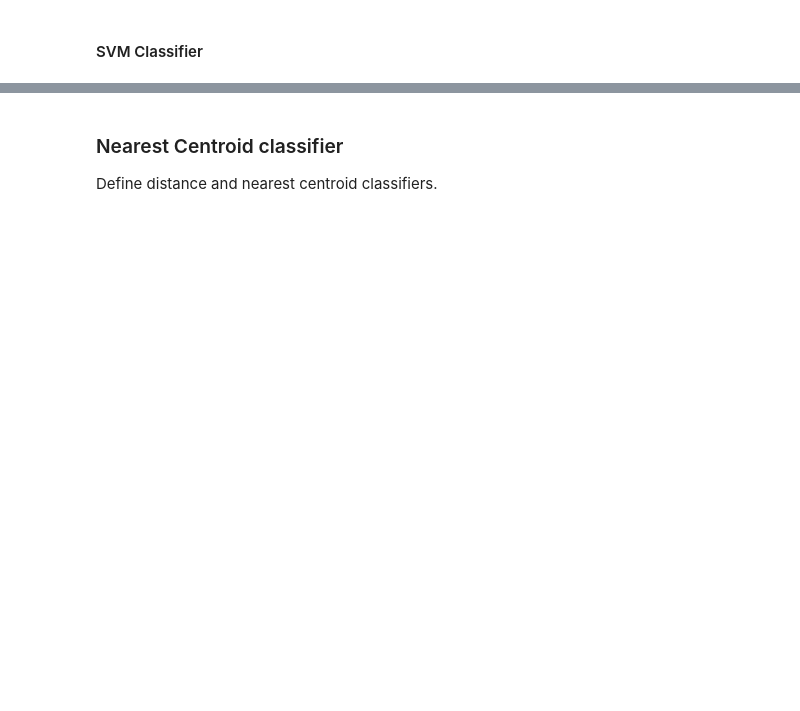
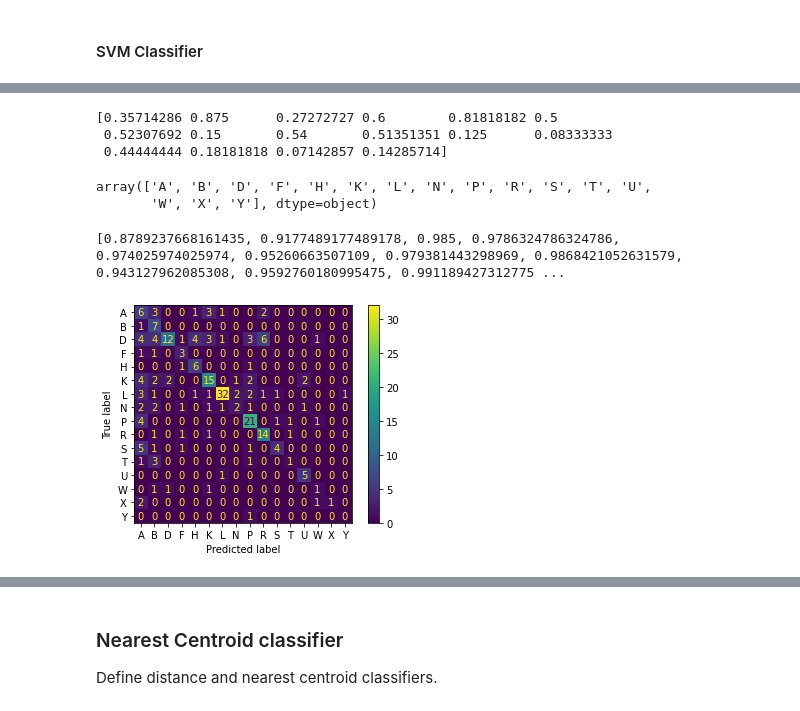
Before and after one commit to NLPforGPs/NLP-Primary-Care, a Jupyter notebook: classification.ipynb, the cells around one changed output, grey strips where cells are left out. Saved outputs shown, nothing was run; the diff lists cells and outputs as text; code cells hidden in the pictures; blank space fills up the shorter version.

```diff
--- a/classification.ipynb
+++ b/classification.ipynb
@@ -266,22 +282,0 @@ def run_binary_naive_bayes(X_train, y_train, X_test):
-# %%
-from sklearn.svm import SVC
-
-def run_multiclass_svm(X_train, y_train, X_test):
-    nclasses = y_desc.shape[1]
-
-    clf = SVC(kernel='rbf', C=2)
-
-    clf.fit(X_train, np.argmax(y_train, 1))
-
-    y_pred = clf.predict(X_test)
-    y_pred_probs = clf.decision_function(X_test)
-
-    nmissing_classes = y_desc.shape[1] - y_pred_probs.shape[1]
-    if nmissing_classes:
-        y_missing = np.zeros((y_pred_probs.shape[0], nmissing_classes))
-        y_pred_probs = np.concatenate((y_pred_probs, y_missing), axis=1)
-
-    y_pred_mat = np.zeros((y_pred.shape[0], nclasses))
-    y_pred_mat[np.arange(y_pred.shape[0]), y_pred] = 1
-
-    return y_pred_mat, y_pred_probs
@@ -410,3 +358,49 @@ Multiclass SVM: Performance without the 'General' class:
+# %%
+from sklearn.metrics import recall_score
+
+print(recall_score(y_hot, y_pred_mat, average=None))
+mult_lbl_enc.classes_
+# %% [output]
+[0.35714286 0.875      0.27272727 0.6        0.81818182 0.5
+ 0.52307692 0.15       0.54       0.51351351 0.125      0.08333333
+ 0.44444444 0.18181818 0.07142857 0.14285714]
+array(['A', 'B', 'D', 'F', 'H', 'K', 'L', 'N', 'P', 'R', 'S', 'T', 'U',
+       'W', 'X', 'Y'], dtype=object)
+# %%
+from sklearn.metrics import confusion_matrix
+
+def specificity(gold, pred):
+    confmat = confusion_matrix(np.argmax(gold, 1), np.argmax(pred, 1))
+
+    specs = []
+    for lab in range(confmat.shape[0]):
+        TP = 0
+        denom = 0
+        for falselab in range(confmat.shape[0]):
+            if falselab == lab:
+                continue
+
+            TP += np.sum(confmat[falselab]) - confmat[falselab, lab]
+            denom += np.sum(confmat[falselab])
+
+        specs.append(TP / denom)
+    return specs
+
+print(specificity(y_hot, y_pred_mat))
+# %% [output]
+[0.8789237668161435, 0.9177489177489178, 0.985, 0.9786324786324786, 0.974025974025974, 0.95260663507109, 0.979381443298969, 0.9868421052631579, 0.943127962085308, 0.9592760180995475, 0.991189427312775 ...
+# %%
+confmat = confusion_matrix(np.argmax(y_hot, 1), np.argmax(y_pred_mat, 1))
+
+from sklearn.metrics import ConfusionMatrixDisplay
+
+disp = ConfusionMatrixDisplay(confmat, mult_lbl_enc.classes_)
+
+disp.plot()
+
+plt.savefig('conf_mat.pdf')
+# %% [output]
+[figure, added]
 # %%
 # binary svm
 y_pred_mat, y_pred_probs = run_binary_svm(description_vec, y_desc, transcript_test)
```
Also changed, not shown: parts of 47 cells of this notebook, 14 other files.
